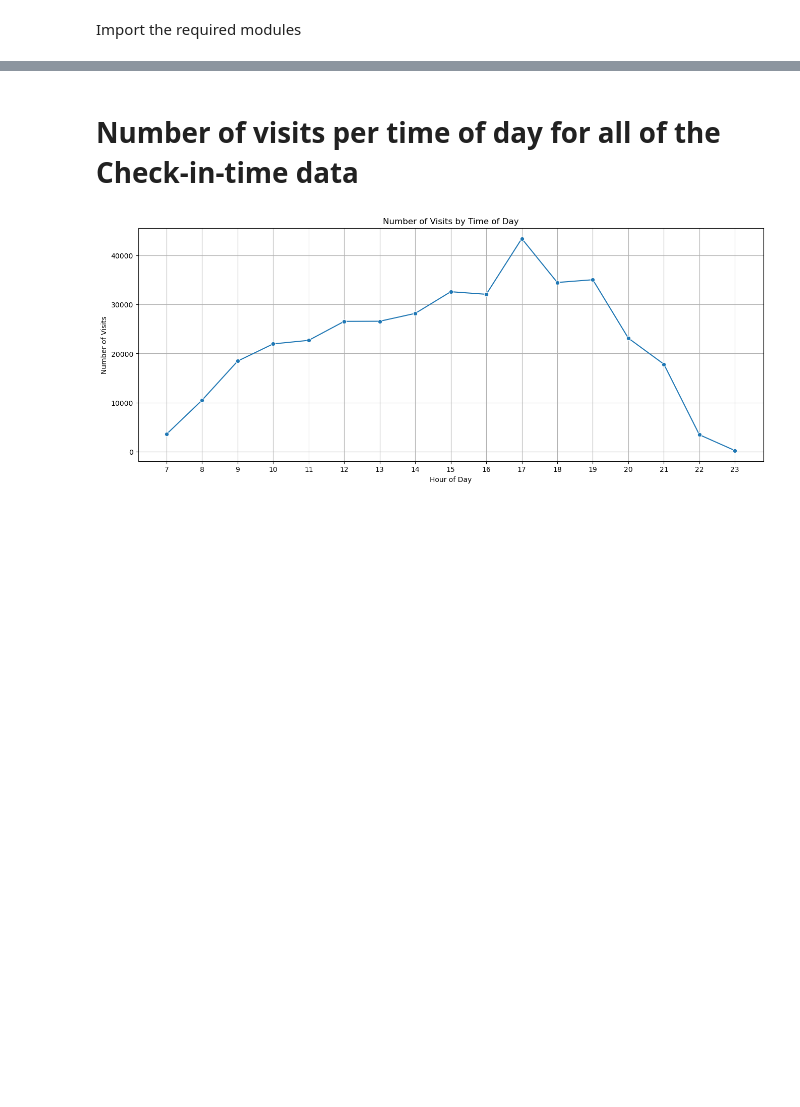
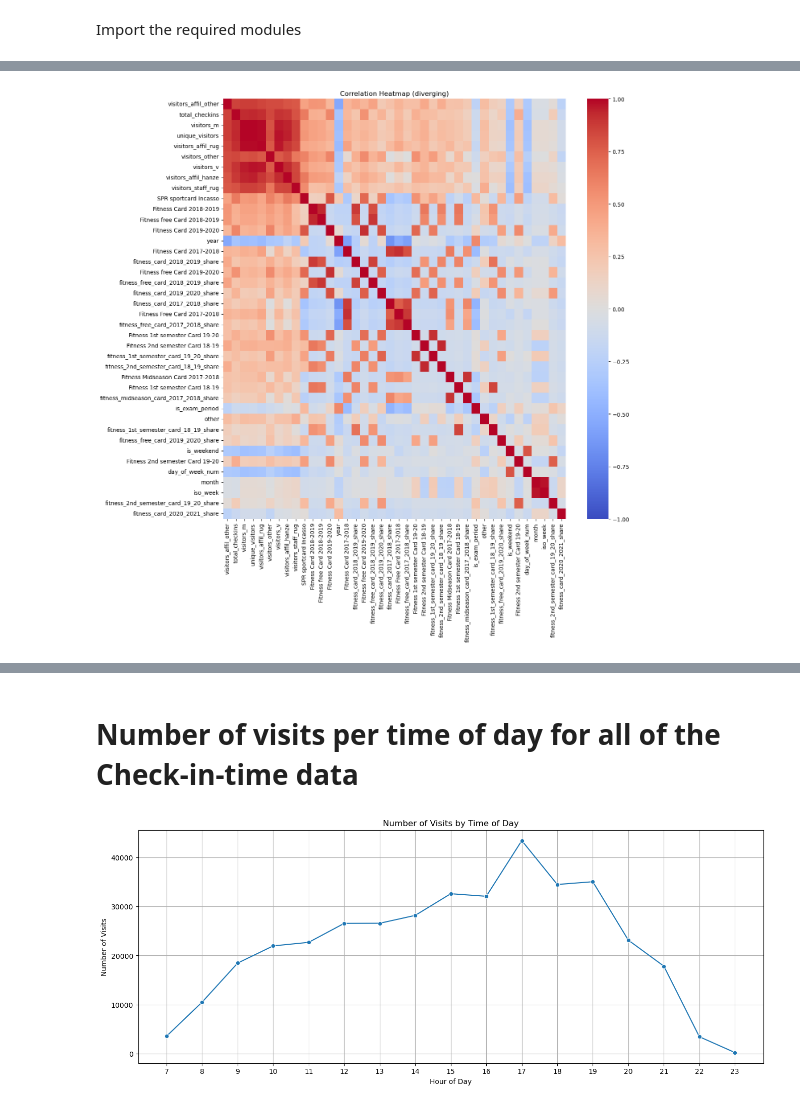
Before and after one commit to korho865/ACLO_project, a Jupyter notebook: ACLO_notebook.ipynb, the cells around one changed output, grey strips where cells are left out. Cells and saved outputs as stored; diff of their text form; code cells hidden in the pictures; blank space fills up the shorter version.

```diff
--- a/ACLO_notebook.ipynb
+++ b/ACLO_notebook.ipynb
@@ -32,0 +376,9 @@ from scipy import stats
+# %%
+import seaborn as sns
+plt.figure(figsize=(fig_size, fig_size))
+sns.heatmap(corr_plot, vmin=-1, vmax=1, center=0, cmap="coolwarm")
+plt.title("Correlation Heatmap (diverging)")
+plt.tight_layout()
+plt.show()
+# %% [output]
+[figure, added]
```
Also changed, not shown: parts of 18 cells of this notebook, 4 other files.
